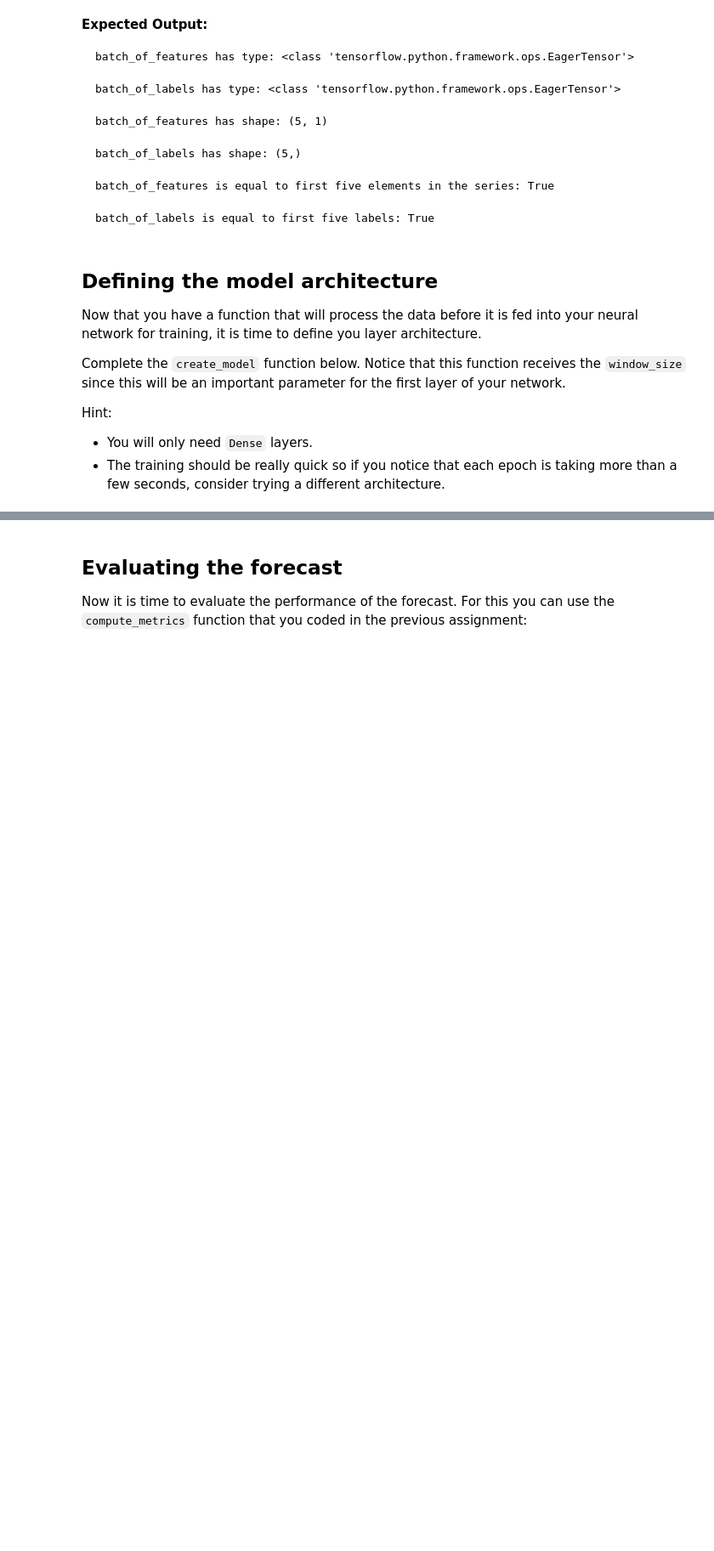
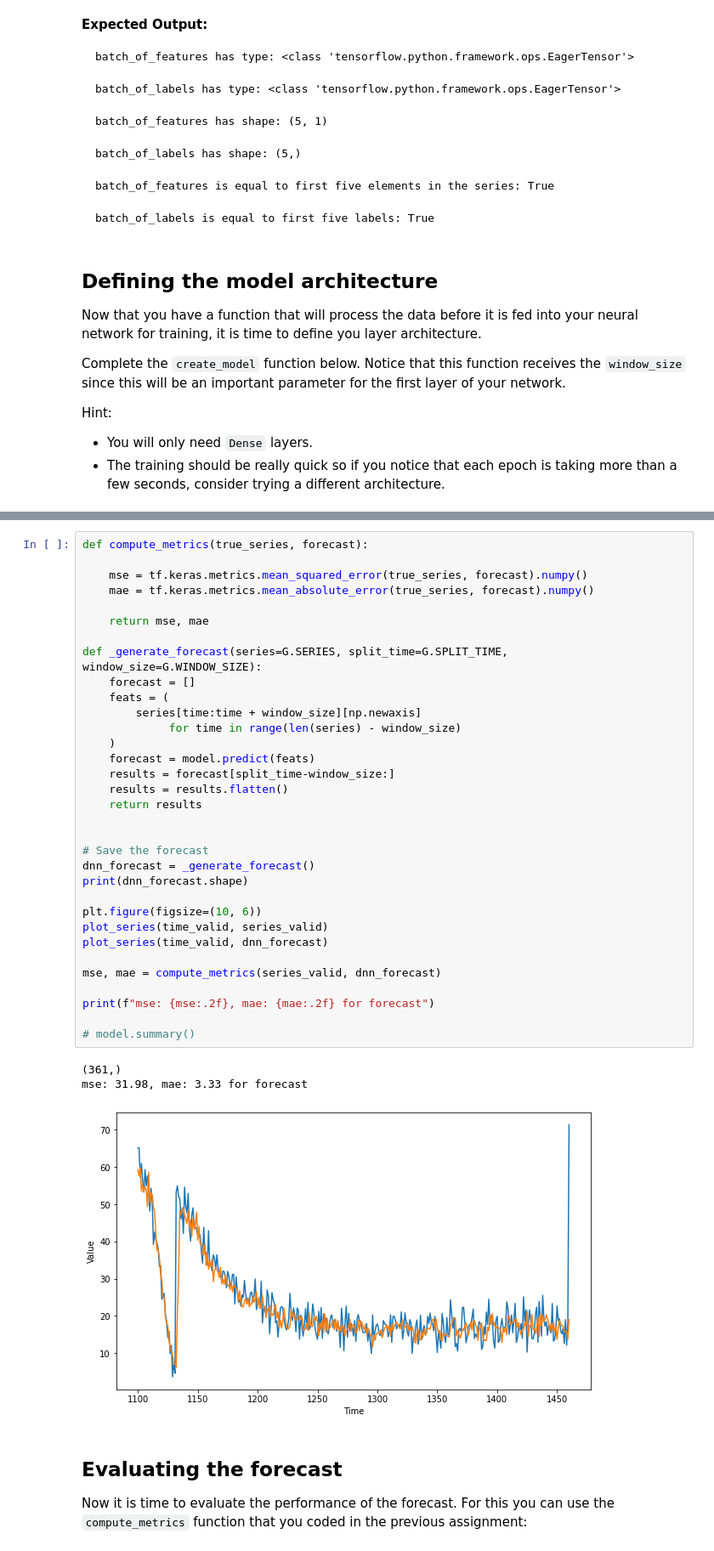
Before and after one commit to MrGeislinger/TensorFlow-Developer-Certificate, a Jupyter notebook: coursera/c4-tensorflow-sequences-time-series-and-prediction/w2-assignment/C4W2_Assignment.ipynb, the cells around one changed output, grey strips where cells are left out. Shown at 85% size. Cells and saved outputs as stored; diff of their text form; blank space fills up the shorter version.

```diff
--- a/coursera/c4-tensorflow-sequences-time-series-and-prediction/w2-assignment/C4W2_Assignment.ipynb
+++ b/coursera/c4-tensorflow-sequences-time-series-and-prediction/w2-assignment/C4W2_Assignment.ipynb
@@ -299,3 +282,40 @@ mse: 31.93, mae: 3.34 for forecast
+# %%
+def compute_metrics(true_series, forecast):
+
+    mse = tf.keras.metrics.mean_squared_error(true_series, forecast).numpy()
+    mae = tf.keras.metrics.mean_absolute_error(true_series, forecast).numpy()
+
+    return mse, mae
+
+def _generate_forecast(series=G.SERIES, split_time=G.SPLIT_TIME, window_size=G.WINDOW_SIZE):
+    forecast = []
+    feats = (
+        series[time:time + window_size][np.newaxis]
+             for time in range(len(series) - window_size)
+    )
+    forecast = model.predict(feats)
+    results = forecast[split_time-window_size:]
+    results = results.flatten()
+    return results
+
+
+# Save the forecast
+dnn_forecast = _generate_forecast()
+print(dnn_forecast.shape)
+
+plt.figure(figsize=(10, 6))
+plot_series(time_valid, series_valid)
+plot_series(time_valid, dnn_forecast)
+
+mse, mae = compute_metrics(series_valid, dnn_forecast)
+
+print(f"mse: {mse:.2f}, mae: {mae:.2f} for forecast")
+
+# model.summary()
+# %% [output]
+(361,)
+mse: 31.98, mae: 3.33 for forecast
+[figure, added]
 # %% [markdown]
 ## Evaluating the forecast
 
```
Also changed, not shown: parts of 8 cells of this notebook, 1 other file.
